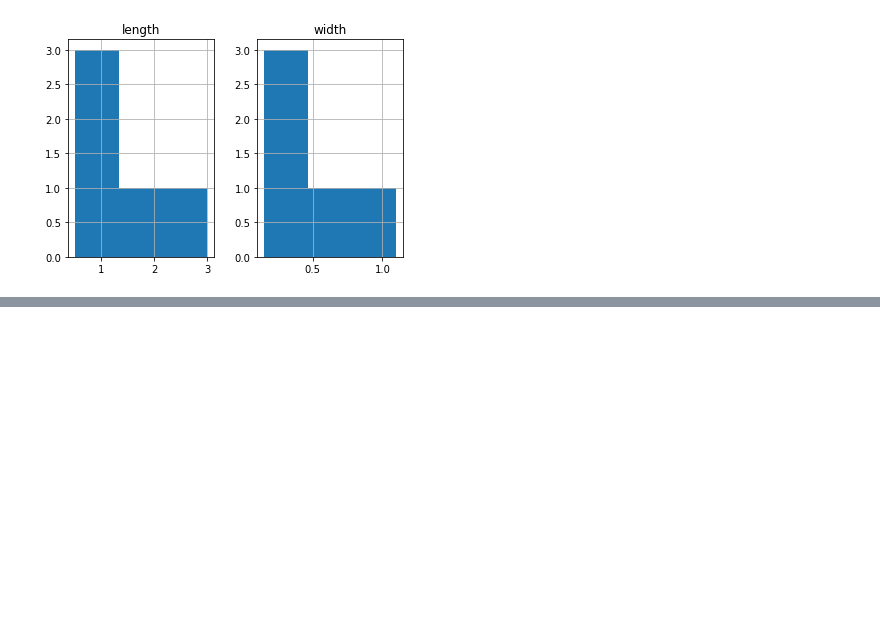
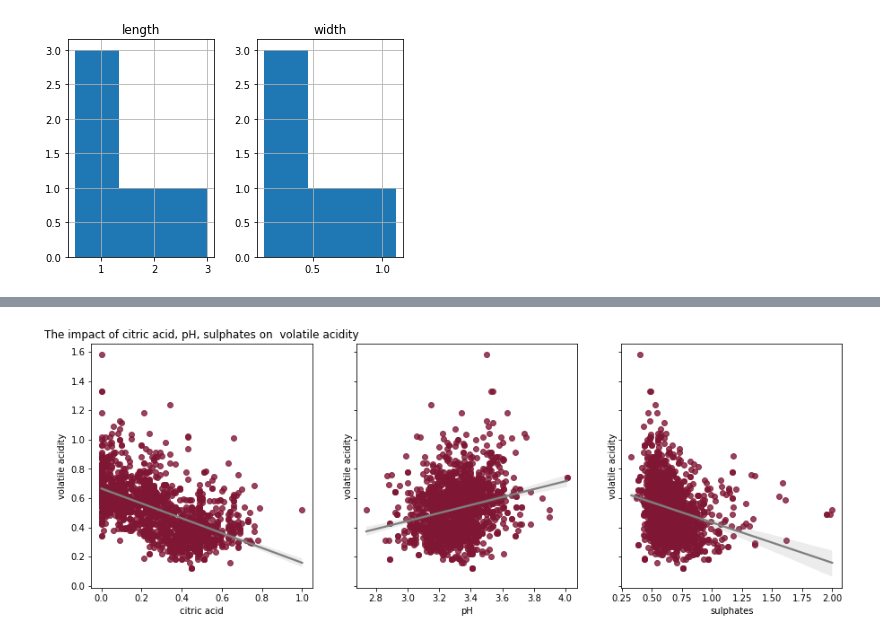
Before and after one commit to EjioforSandraAkunna/BlueBerryWine_Project, a Jupyter notebook: matplotlib_exercises.ipynb, the cells around one changed output, grey strips where cells are left out. Saved outputs shown, nothing was run; the diff lists cells and outputs as text; code cells hidden in the pictures; blank space fills up the shorter version.

```diff
--- a/matplotlib_exercises.ipynb
+++ b/matplotlib_exercises.ipynb
@@ -1253,0 +1230,15 @@ NameError: name 'wines' is not defined
+# %%
+from tkinter import Y
+
+
+fig,axs=plt.subplots(1,3,figsize=(15,5),sharey=True)
+axs[0].set_title("The impact of citric acid, pH, sulphates on  volatile acidity")
+axs[1].set_title("")
+axs[2].set_title("")
+sns.regplot(data=red_wine2,y="volatile acidity",x="citric acid",ax=axs[0],scatter_kws={"color": "#7F1734"},line_kws={"color": "grey"})
+sns.regplot(data=red_wine2,y="volatile acidity",x="pH",ax=axs[1],scatter_kws={"color": "#7F1734"},line_kws={"color": "grey"})
+sns.regplot(data=red_wine2,y="volatile acidity",x="sulphates",ax=axs[2],scatter_kws={"color": "#7F1734"},line_kws={"color": "grey"})
+
+plt.show()
+# %% [output]
+[figure, added]
```
Also changed, not shown: parts of 24 cells of this notebook.
